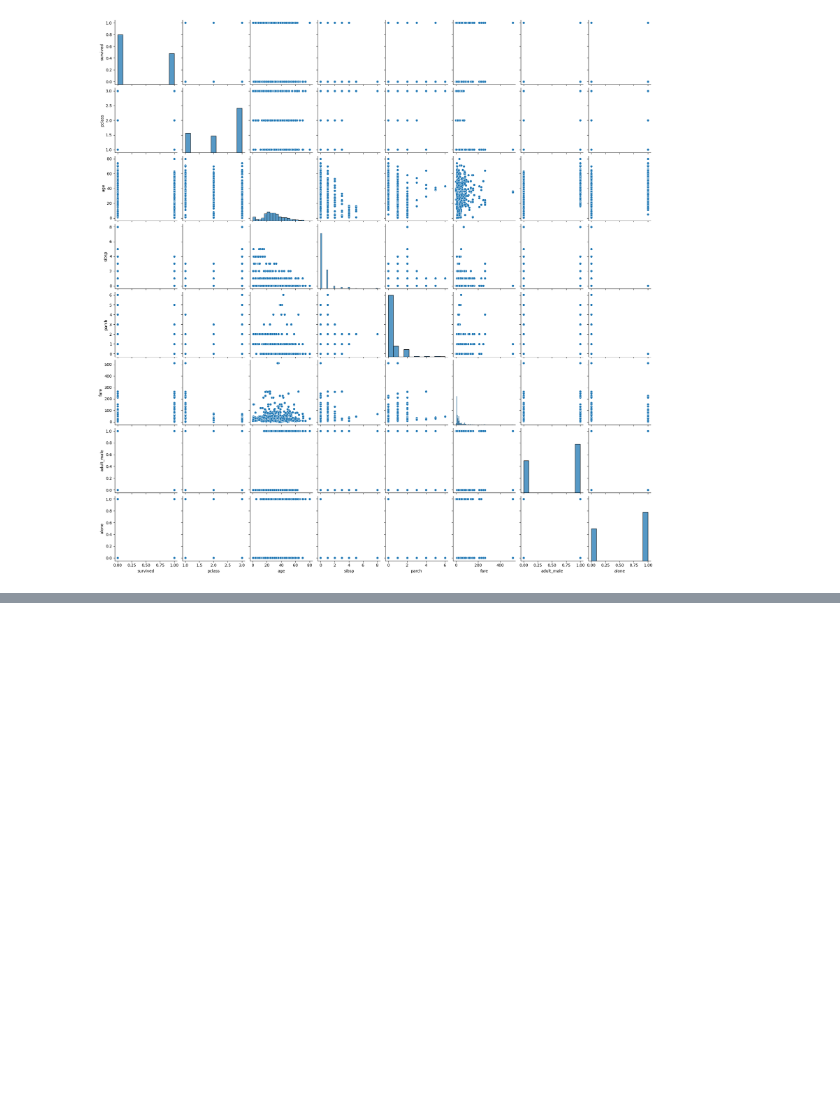
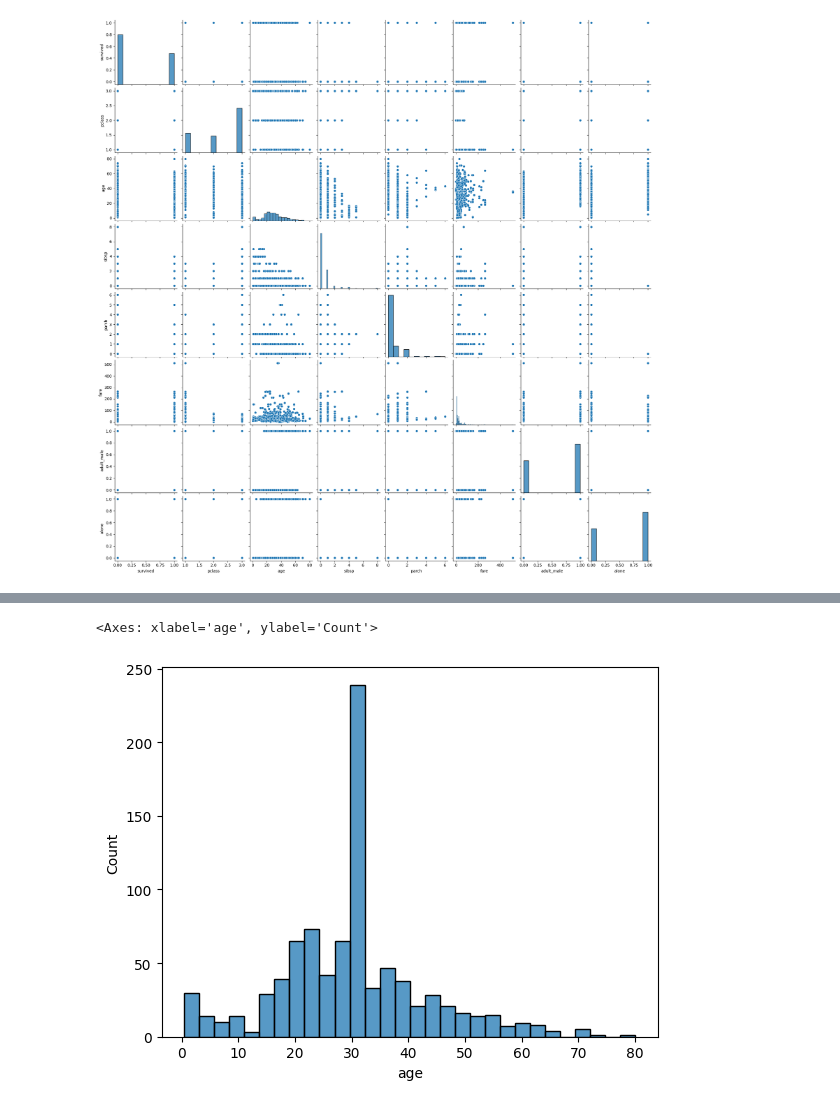
Before and after one commit to Abdul-Qadir3/Python_DataScience, a Jupyter notebook: 02_EDA/01_Pandas_tips_tricks/03_Pandas_tips_Tricks.ipynb, the cells around one changed output, grey strips where cells are left out. Drawn from its saved outputs; the diff is of its cells as text; code cells hidden in the pictures; blank space fills up the shorter version.

```diff
--- a/02_EDA/01_Pandas_tips_tricks/03_Pandas_tips_Tricks.ipynb
+++ b/02_EDA/01_Pandas_tips_tricks/03_Pandas_tips_Tricks.ipynb
@@ -312,0 +461,7 @@ sns.pairplot(df)
+# %%
+# Histogram: 1 numeric column (descrete or continous)
+# shows the distribution of the data
+sns.histplot(df['age'])
+# %% [output]
+<Axes: xlabel='age', ylabel='Count'>
+[figure, added]
```
Also changed, not shown: parts of 48 cells of this notebook, 4 other files.
